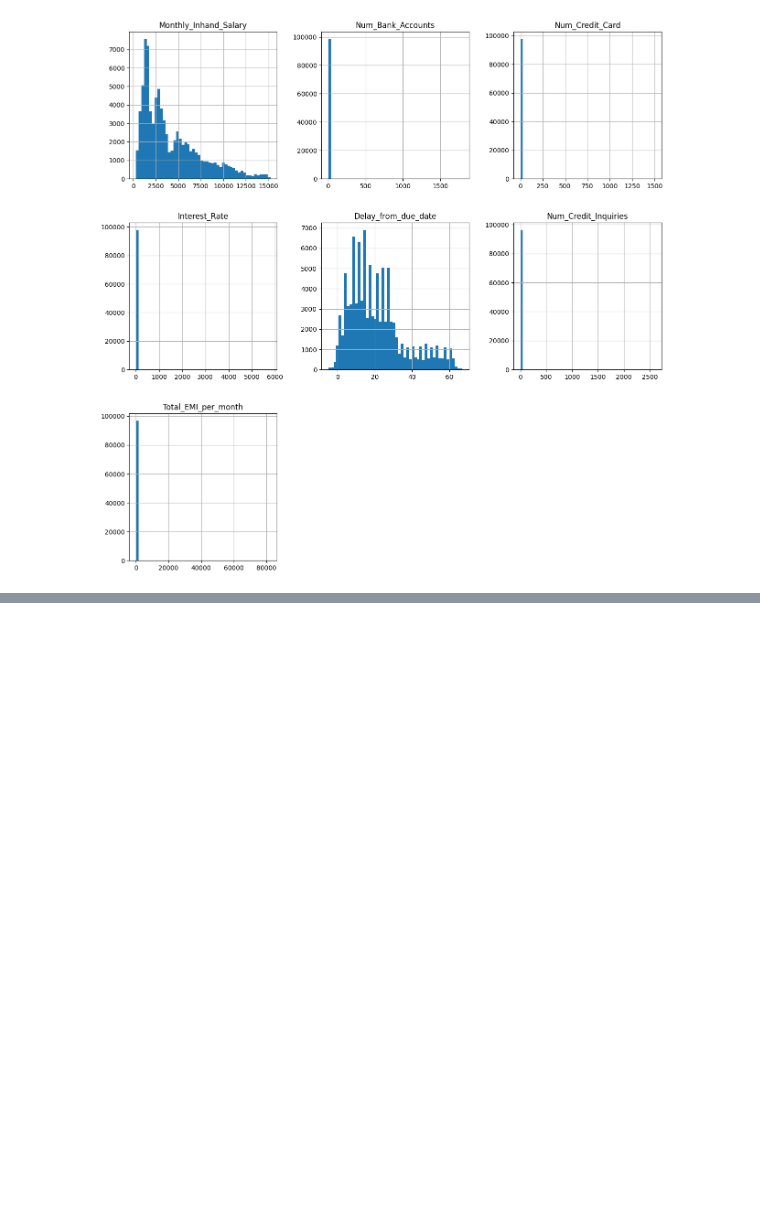
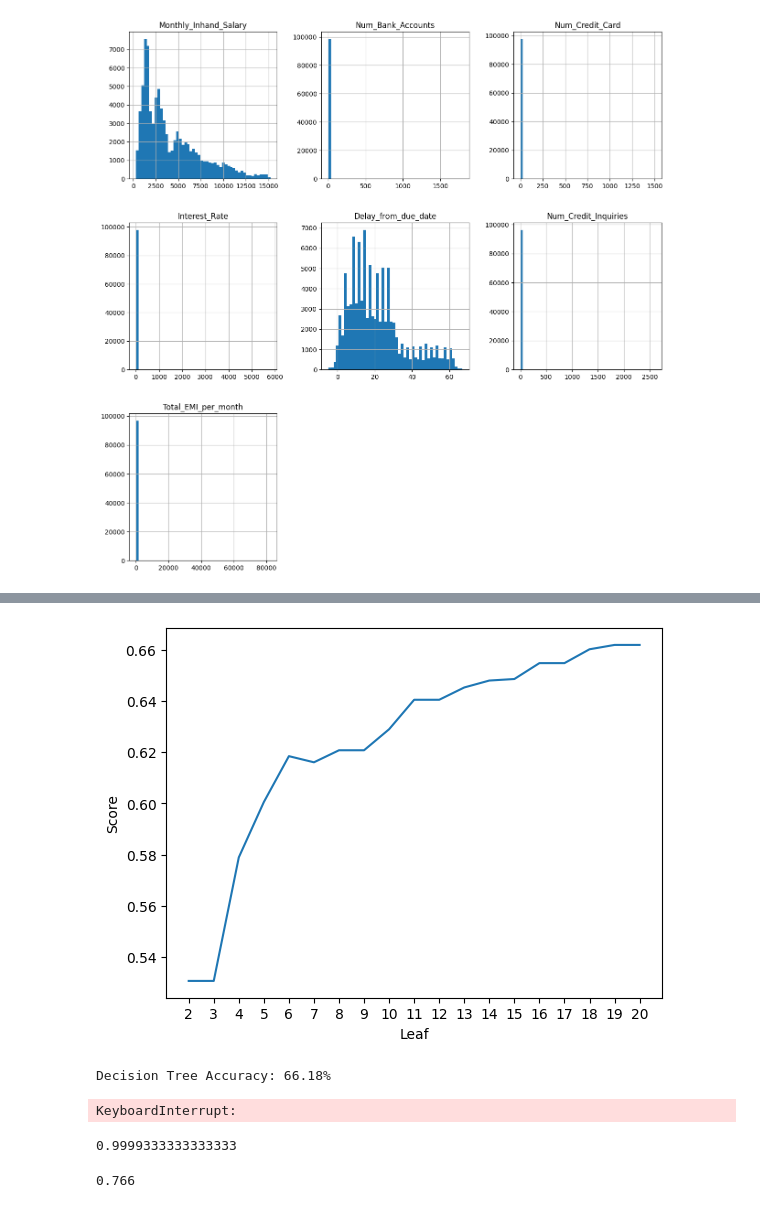
Before and after one commit to nvbinh15/credit-assessment-microservice, a Jupyter notebook: credit_score_classification.ipynb, the cells around one changed output, grey strips where cells are left out. Saved outputs shown, nothing was run; the diff lists cells and outputs as text; code cells hidden in the pictures; blank space fills up the shorter version.

Commit message:
Update credit classification

```diff
--- a/credit_score_classification.ipynb
+++ b/credit_score_classification.ipynb
@@ -70,0 +173,9 @@ train_df.head()
+# %%
+train_df['Num_of_Delayed_Payment'].fillna(0, inplace=True)
+train_df['Num_Credit_Inquiries'].fillna(0, inplace=True)
+train_df['Amount_invested_monthly'].fillna(0, inplace=True)
+# %%
+train_df = train_df.applymap(lambda x: x if x is np.NaN or not isinstance(x, str) else str(x).strip('_ ,"'))
+# %%
+train_df['Num_of_Delayed_Payment'] = pd.to_numeric(train_df['Num_of_Delayed_Payment'])
+train_df['Amount_invested_monthly'] = pd.to_numeric(train_df['Amount_invested_monthly'])
@@ -78,9 +208,13 @@ for column in train_df.columns:
         train_df[column] = ordinal_encoder.fit_transform(train_df[column].values.reshape(-1,1))
 # %%
 from sklearn.model_selection import train_test_split
+from sklearn.preprocessing import MinMaxScaler
 
-X = train_df.drop('Credit_Score', axis=1).values
-y = train_df['Credit_Score'].values
+X = train_df.drop('Credit_Score', axis=1)
+y = train_df['Credit_Score']
+
+X = pd.get_dummies(X)
+X = MinMaxScaler().fit_transform(X)
 
 X_train, X_test, y_train, y_test = train_test_split(X, y, test_size=0.1, random_state=42)
 # %%
@@ -104 +236,49 @@ preds = mlp.predict(X_test)
+# %%
+from sklearn.tree import DecisionTreeClassifier
+
+scoreListDT = []
+for i in range(2,21):
+    DTclassifier = DecisionTreeClassifier(max_leaf_nodes=i)
+    DTclassifier.fit(X_train, y_train)
+    scoreListDT.append(DTclassifier.score(X_test, y_test))
+
+plt.plot(range(2,21), scoreListDT)
+plt.xticks(np.arange(2,21,1))
+plt.xlabel("Leaf")
+plt.ylabel("Score")
+plt.show()
+DTAcc = max(scoreListDT)
+print("Decision Tree Accuracy: {:.2f}%".format(DTAcc*100))
+# %% [output]
+[figure, added]
+Decision Tree Accuracy: 66.18%
+# %%
+from sklearn.neighbors import KNeighborsClassifier
+
+scoreListknn = []
+for i in range(1,21,2):
+    KNclassifier = KNeighborsClassifier(n_neighbors = i)
+    KNclassifier.fit(X_train, y_train)
+    scoreListknn.append(KNclassifier.score(X_test, y_test))
+
+plt.plot(range(1,21,2), scoreListknn)
+plt.xticks(np.arange(1,21,2))
+plt.xlabel("K value")
+plt.ylabel("Score")
+plt.show()
+KNAcc = max(scoreListknn)
+print("KNN best accuracy: {:.2f}%".format(KNAcc*100))
+# %% [output]
+KeyboardInterrupt:
+# %%
+from sklearn.ensemble import ExtraTreesClassifier
+
+ETC_Updated= ExtraTreesClassifier(n_estimators = 2000,bootstrap = True)
+ETC_Updated.fit(X_train, y_train)
+
+print(ETC_Updated.score(X_train,y_train))
+ETC_Updated.score(X_test,y_test)
+# %% [output]
+0.9999333333333333
+0.766
 # %%
```
Also changed, not shown: parts of 12 cells of this notebook.
